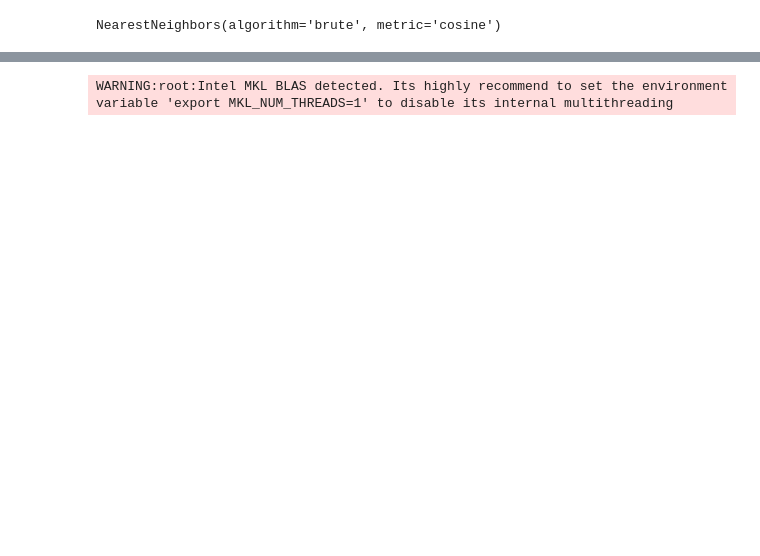
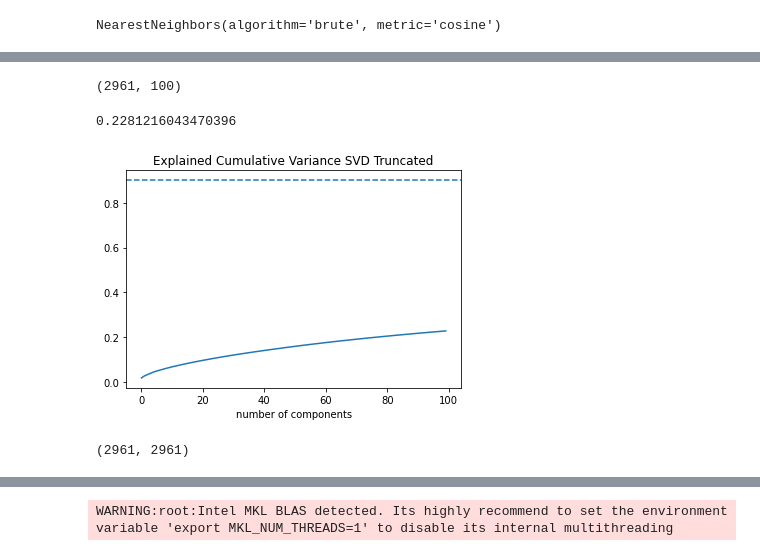
Before and after one commit to LilaKelland/Ravelry-Recommender-Engine, a Jupyter notebook: 4.1-collaborative-recommender.ipynb, the cells around one changed output, grey strips where cells are left out. Saved outputs shown, nothing was run; the diff lists cells and outputs as text; code cells hidden in the pictures; blank space fills up the shorter version.

```diff
--- a/4.1-collaborative-recommender.ipynb
+++ b/4.1-collaborative-recommender.ipynb
@@ -55,0 +92,8 @@ print(metadata.shape)
+# %%
+user_knit = df.copy()
+user_knit = user_knit.drop_duplicates(['user_id', 'pattern_ids'])
+
+user_knit_pivot = user_knit.pivot(index='pattern_ids', columns='user_id', values='has_knit').fillna(0)
+user_knit_matrix = csr_matrix(user_knit_pivot.values)
+print(user_knit_pivot.shape, user_knit_matrix.shape)
+user_knit_pivot.head(3)
@@ -132,19 +224,36 @@ X = user_knit_pivot.values
 # %%
-svd = TruncatedSVD(n_components=1000, random_state =88)
+# fit model
+svd = TruncatedSVD(n_components=100, random_state =88)
 matrix = svd.fit_transform(X)
 matrix.shape
+# %% [output]
+(2961, 100)
 # %%
-# To determine best nymber (have increased from 10 iteratively to 1000 (explained variab
-# should be above 0.9, but
+# To determine best number (have increased from 10 iteratively to 1000 (explained variab
+# should be above 0.9, but seems that each component only contributes a little to the explained variance.
 
 explained_variance_ratios = svd.explained_variance_ratio_
 explained_variance_ratios_sum = svd.explained_variance_ratio_.sum()
 singular_values = svd.singular_values_
 print(explained_variance_ratios_sum )
+# %% [output]
+0.2281216043470396
 # %%
-## PLOT EXPLAINED VARIANCE OVER COMPONENTS
+#Plot Explained Variabce
+
+cumulative_exp_variance = np.cumsum(explained_variance_ratios)
+
+fig, ax = plt.subplots()
+plt.title("Explained Cumulative Variance SVD Truncated")
+ax.axhline(y=0.9, linestyle='--')
+plt.xlabel("Number of Components")
+ax.plot(cumulative_exp_variance);
+# %% [output]
+[figure, added]
 # %%
 # calculate pearson R correlation
 corr = np.corrcoef(matrix)
 corr.shape
+# %% [output]
+(2961, 2961)
 # %%
```
Also changed, not shown: parts of 57 cells of this notebook, 9 other files.
